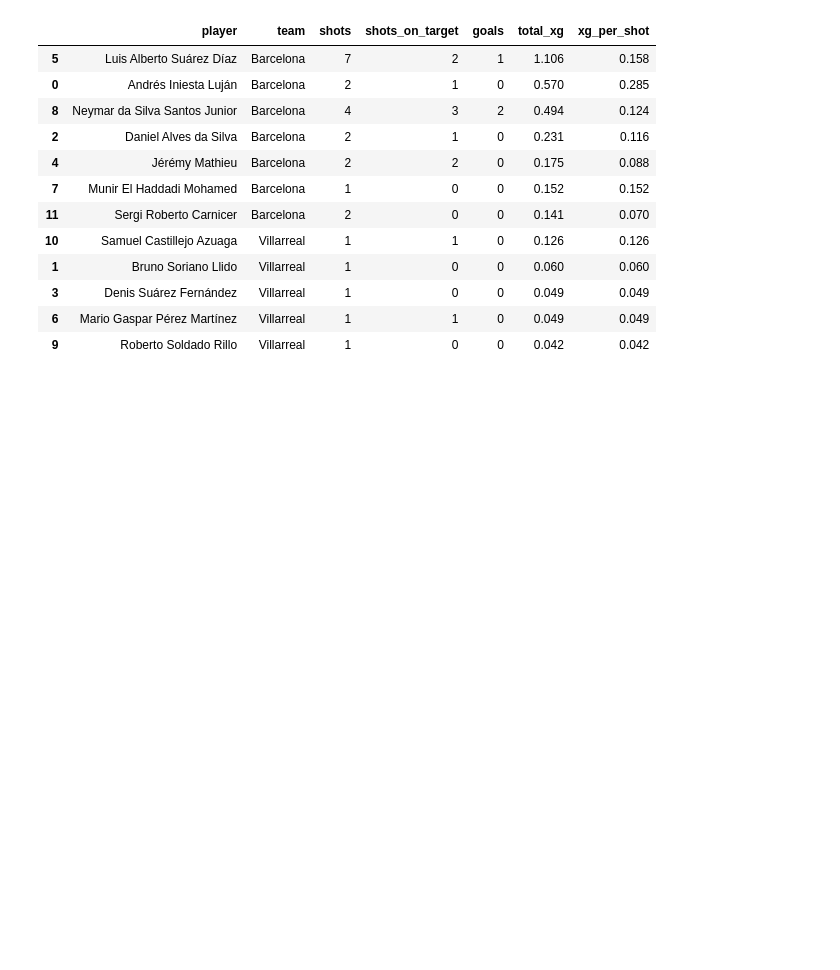
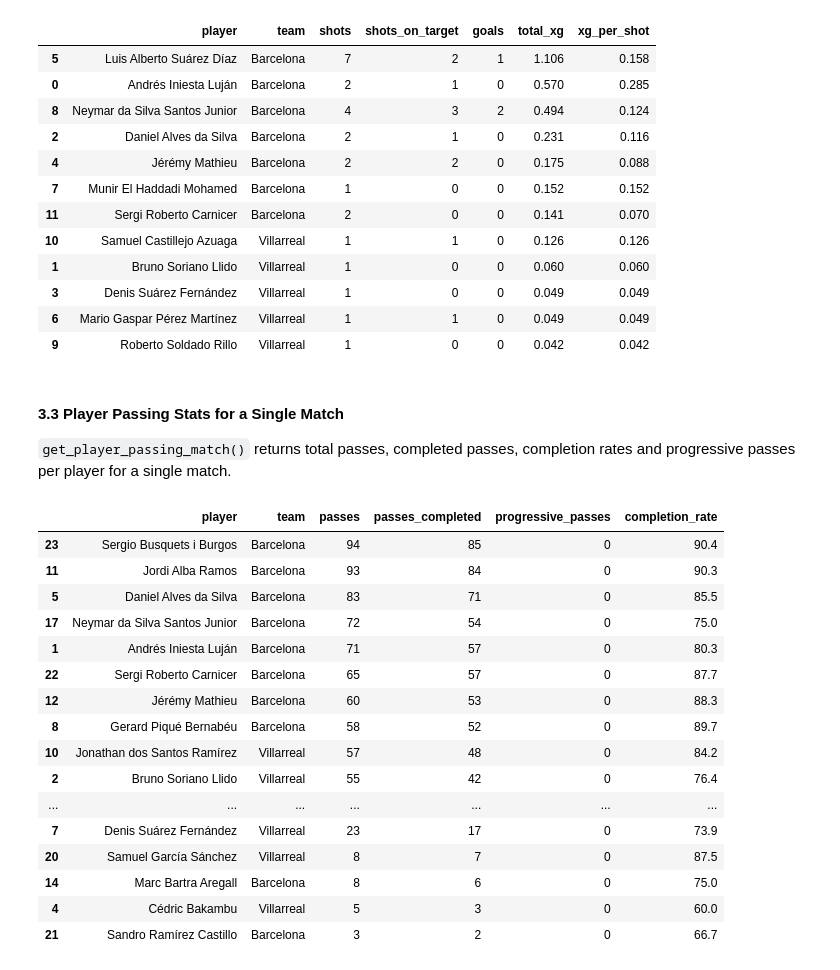
Before and after one commit to leventdusunceli/football_analytics, a Jupyter notebook: notebooks/football_analytics_demo.ipynb, the cells around one changed output. Drawn from its saved outputs; the diff is of its cells as text; code cells hidden in the pictures; blank space fills up the shorter version.

```diff
--- a/notebooks/football_analytics_demo.ipynb
+++ b/notebooks/football_analytics_demo.ipynb
@@ -228,3 +230,28 @@ shooting_stats.sort_values('total_xg', ascending=False)
 | 3 | Denis Suárez Fernández | Villarreal | 1 | 0 | 0 | 0.049 | 0.049 |
 | 6 | Mario Gaspar Pérez Martínez | Villarreal | 1 | 1 | 0 | 0.049 | 0.049 |
 | 9 | Roberto Soldado Rillo | Villarreal | 1 | 0 | 0 | 0.042 | 0.042 |
+# %% [markdown]
+#### 3.3 Player Passing Stats for a Single Match
+
+`get_player_passing_match()` returns total passes, completed passes, completion rates and progressive passes per player for a single match.
+# %%
+passing = sb_client.get_player_passing_match(match_id=MATCH_ID)
+passing.sort_values('passes', ascending=False)
+# %% [output]
+|  | player | team | passes | passes_completed | progressive_passes | completion_rate |
+| 23 | Sergio Busquets i Burgos | Barcelona | 94 | 85 | 0 | 90.4 |
+| 11 | Jordi Alba Ramos | Barcelona | 93 | 84 | 0 | 90.3 |
+| 5 | Daniel Alves da Silva | Barcelona | 83 | 71 | 0 | 85.5 |
+| 17 | Neymar da Silva Santos Junior | Barcelona | 72 | 54 | 0 | 75.0 |
+| 1 | Andrés Iniesta Luján | Barcelona | 71 | 57 | 0 | 80.3 |
+| 22 | Sergi Roberto Carnicer | Barcelona | 65 | 57 | 0 | 87.7 |
+| 12 | Jérémy Mathieu | Barcelona | 60 | 53 | 0 | 88.3 |
+| 8 | Gerard Piqué Bernabéu | Barcelona | 58 | 52 | 0 | 89.7 |
+| 10 | Jonathan dos Santos Ramírez | Villarreal | 57 | 48 | 0 | 84.2 |
+| 2 | Bruno Soriano Llido | Villarreal | 55 | 42 | 0 | 76.4 |
+| ... | ... | ... | ... | ... | ... | ... |
+| 7 | Denis Suárez Fernández | Villarreal | 23 | 17 | 0 | 73.9 |
+| 20 | Samuel García Sánchez | Villarreal | 8 | 7 | 0 | 87.5 |
+| 14 | Marc Bartra Aregall | Barcelona | 8 | 6 | 0 | 75.0 |
+| 4 | Cédric Bakambu | Villarreal | 5 | 3 | 0 | 60.0 |
+| 21 | Sandro Ramírez Castillo | Barcelona | 3 | 2 | 0 | 66.7 |
```
Also changed, not shown: parts of 2 cells of this notebook, 3 other files.
